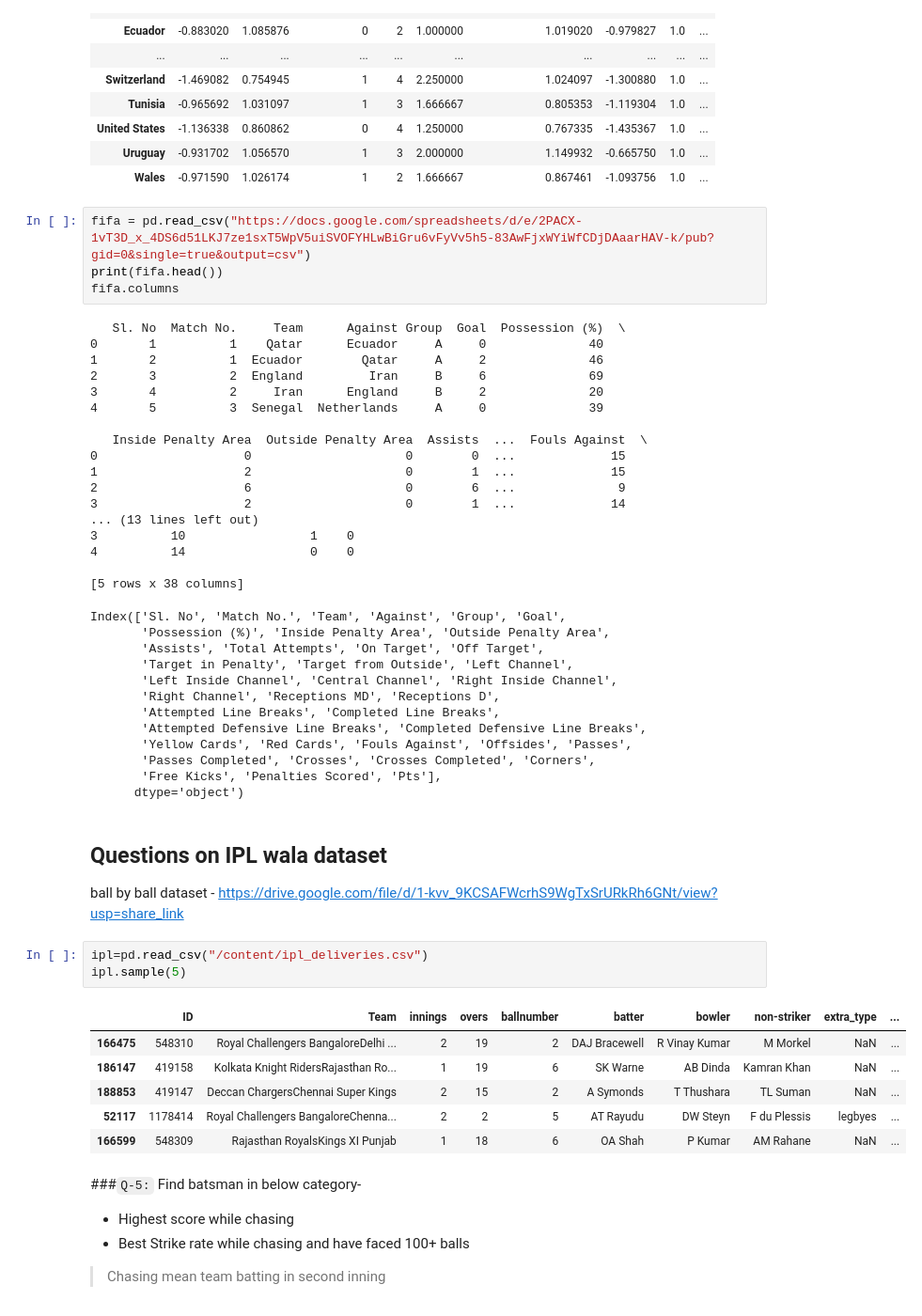
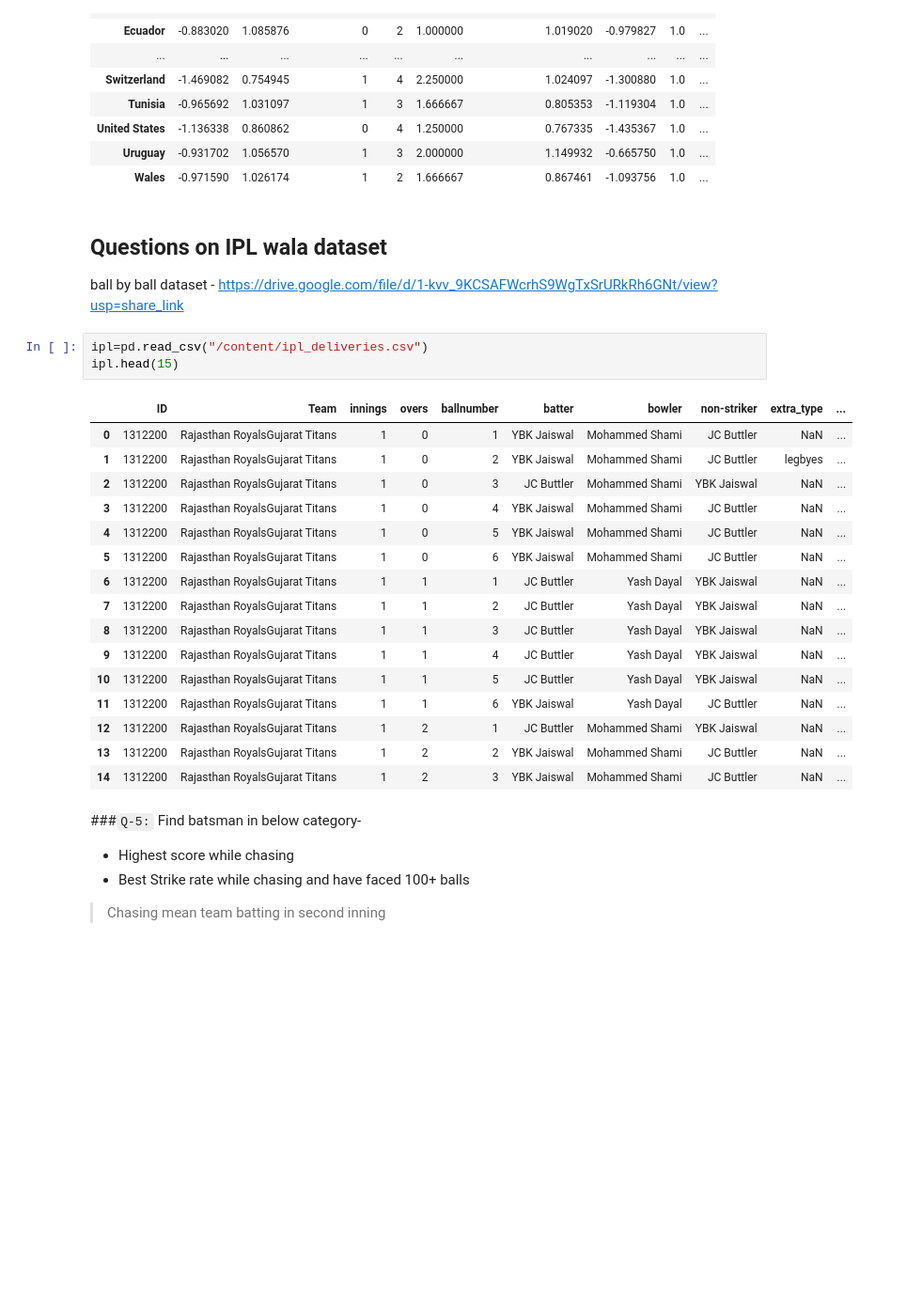
Before and after one commit to ushi-masuka/python-practice, a Jupyter notebook: day1901.ipynb, the cells around one changed output. Shown: that part at 94% size. Drawn from its saved outputs; the diff is of its cells as text; blank space fills up the shorter version.

```diff
--- a/day1901.ipynb
+++ b/day1901.ipynb
@@ -156,54 +190,30 @@ fifanorm.groupby("Team").agg({"Passes":("min","max"),"Yellow Cards":("min","max"
 | United States | -1.136338 | 0.860862 | 0 | 4 | 1.250000 | 0.767335 | -1.435367 | 1.0 | ... |
 | Uruguay | -0.931702 | 1.056570 | 1 | 3 | 2.000000 | 1.149932 | -0.665750 | 1.0 | ... |
 | Wales | -0.971590 | 1.026174 | 1 | 2 | 1.666667 | 0.867461 | -1.093756 | 1.0 | ... |
-# %%
-fifa = pd.read_csv("https://docs.google.com/spreadsheets/d/e/2PACX-1vT3D_x_4DS6d51LKJ7ze1sxT5WpV5uiSVOFYHLwBiGru6vFyVv5h5-83AwFjxWYiWfCDjDAaarHAV-k/pub?gid=0&single=true&output=csv")
-print(fifa.head())
-fifa.columns
-# %% [output]
-   Sl. No  Match No.     Team      Against Group  Goal  Possession (%)  \
-0       1          1    Qatar      Ecuador     A     0              40
-1       2          1  Ecuador        Qatar     A     2              46
-2       3          2  England         Iran     B     6              69
-3       4          2     Iran      England     B     2              20
-4       5          3  Senegal  Netherlands     A     0              39
-
-   Inside Penalty Area  Outside Penalty Area  Assists  ...  Fouls Against  \
-0                    0                     0        0  ...             15
-1                    2                     0        1  ...             15
-2                    6                     0        6  ...              9
-3                    2                     0        1  ...             14
-... (13 lines left out)
-3          10                 1    0
-4          14                 0    0
-
-[5 rows x 38 columns]
-Index(['Sl. No', 'Match No.', 'Team', 'Against', 'Group', 'Goal',
-       'Possession (%)', 'Inside Penalty Area', 'Outside Penalty Area',
-       'Assists', 'Total Attempts', 'On Target', 'Off Target',
-       'Target in Penalty', 'Target from Outside', 'Left Channel',
-       'Left Inside Channel', 'Central Channel', 'Right Inside Channel',
-       'Right Channel', 'Receptions MD', 'Receptions D',
-       'Attempted Line Breaks', 'Completed Line Breaks',
-       'Attempted Defensive Line Breaks', 'Completed Defensive Line Breaks',
-       'Yellow Cards', 'Red Cards', 'Fouls Against', 'Offsides', 'Passes',
-       'Passes Completed', 'Crosses', 'Crosses Completed', 'Corners',
-       'Free Kicks', 'Penalties Scored', 'Pts'],
-      dtype='object')
 # %% [markdown]
 ## **Questions on IPL wala dataset**
 
 ball by ball dataset - https://drive.google.com/file/d/1-kvv_9KCSAFWcrhS9WgTxSrURkRh6GNt/view?usp=share_link
 # %%
 ipl=pd.read_csv("/content/ipl_deliveries.csv")
-ipl.sample(5)
+ipl.head(15)
 # %% [output]
 |  | ID | Team | innings | overs | ballnumber | batter | bowler | non-striker | extra_type | ... |
-| 166475 | 548310 | Royal Challengers BangaloreDelhi ... | 2 | 19 | 2 | DAJ Bracewell | R Vinay Kumar | M Morkel | NaN | ... |
-| 186147 | 419158 | Kolkata Knight RidersRajasthan Ro... | 1 | 19 | 6 | SK Warne | AB Dinda | Kamran Khan | NaN | ... |
-| 188853 | 419147 | Deccan ChargersChennai Super Kings | 2 | 15 | 2 | A Symonds | T Thushara | TL Suman | NaN | ... |
-| 52117 | 1178414 | Royal Challengers BangaloreChenna... | 2 | 2 | 5 | AT Rayudu | DW Steyn | F du Plessis | legbyes | ... |
-| 166599 | 548309 | Rajasthan RoyalsKings XI Punjab | 1 | 18 | 6 | OA Shah | P Kumar | AM Rahane | NaN | ... |
+| 0 | 1312200 | Rajasthan RoyalsGujarat Titans | 1 | 0 | 1 | YBK Jaiswal | Mohammed Shami | JC Buttler | NaN | ... |
+| 1 | 1312200 | Rajasthan RoyalsGujarat Titans | 1 | 0 | 2 | YBK Jaiswal | Mohammed Shami | JC Buttler | legbyes | ... |
+| 2 | 1312200 | Rajasthan RoyalsGujarat Titans | 1 | 0 | 3 | JC Buttler | Mohammed Shami | YBK Jaiswal | NaN | ... |
+| 3 | 1312200 | Rajasthan RoyalsGujarat Titans | 1 | 0 | 4 | YBK Jaiswal | Mohammed Shami | JC Buttler | NaN | ... |
+| 4 | 1312200 | Rajasthan RoyalsGujarat Titans | 1 | 0 | 5 | YBK Jaiswal | Mohammed Shami | JC Buttler | NaN | ... |
+| 5 | 1312200 | Rajasthan RoyalsGujarat Titans | 1 | 0 | 6 | YBK Jaiswal | Mohammed Shami | JC Buttler | NaN | ... |
+| 6 | 1312200 | Rajasthan RoyalsGujarat Titans | 1 | 1 | 1 | JC Buttler | Yash Dayal | YBK Jaiswal | NaN | ... |
+| 7 | 1312200 | Rajasthan RoyalsGujarat Titans | 1 | 1 | 2 | JC Buttler | Yash Dayal | YBK Jaiswal | NaN | ... |
+| 8 | 1312200 | Rajasthan RoyalsGujarat Titans | 1 | 1 | 3 | JC Buttler | Yash Dayal | YBK Jaiswal | NaN | ... |
+| 9 | 1312200 | Rajasthan RoyalsGujarat Titans | 1 | 1 | 4 | JC Buttler | Yash Dayal | YBK Jaiswal | NaN | ... |
+| 10 | 1312200 | Rajasthan RoyalsGujarat Titans | 1 | 1 | 5 | JC Buttler | Yash Dayal | YBK Jaiswal | NaN | ... |
+| 11 | 1312200 | Rajasthan RoyalsGujarat Titans | 1 | 1 | 6 | YBK Jaiswal | Yash Dayal | JC Buttler | NaN | ... |
+| 12 | 1312200 | Rajasthan RoyalsGujarat Titans | 1 | 2 | 1 | JC Buttler | Mohammed Shami | YBK Jaiswal | NaN | ... |
+| 13 | 1312200 | Rajasthan RoyalsGujarat Titans | 1 | 2 | 2 | YBK Jaiswal | Mohammed Shami | JC Buttler | NaN | ... |
+| 14 | 1312200 | Rajasthan RoyalsGujarat Titans | 1 | 2 | 3 | YBK Jaiswal | Mohammed Shami | JC Buttler | NaN | ... |
 # %% [markdown]
 ###`Q-5:` Find batsman in below category-
 * Highest score while chasing
```
Also changed, not shown: parts of 9 cells of this notebook.
